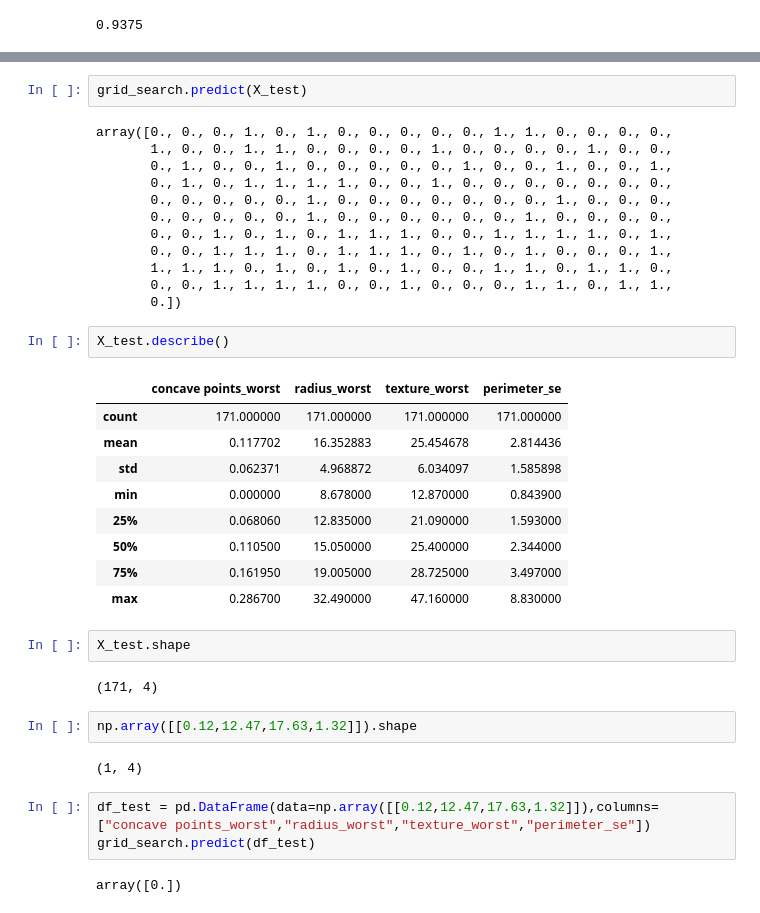
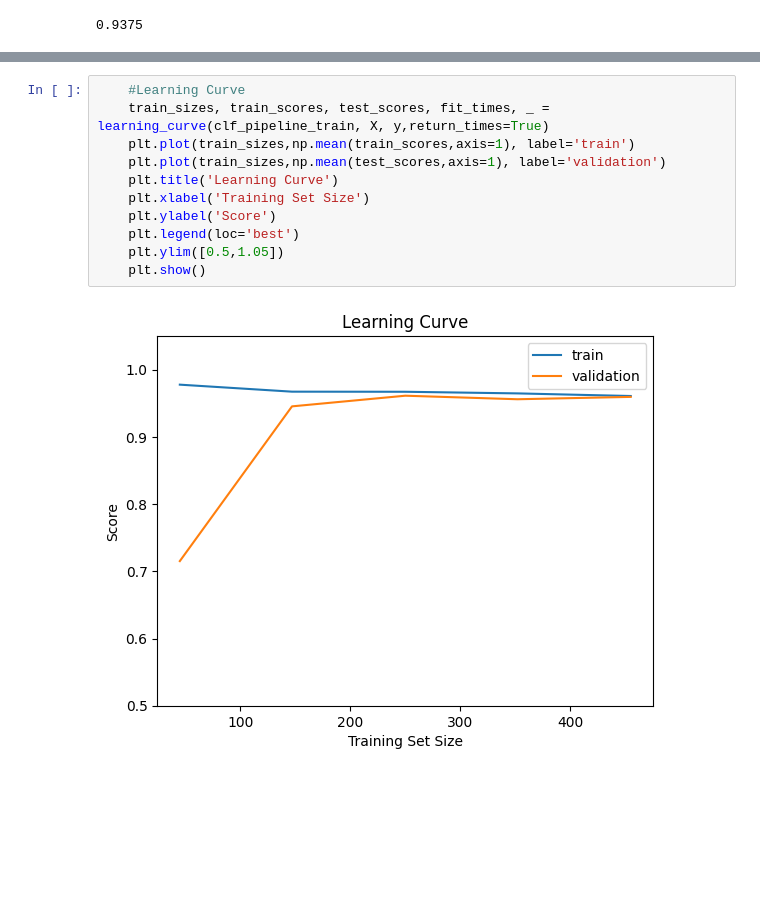
Before and after one commit to lauradesjacques/brest_cancer, a Jupyter notebook: notebooks/test_pipeline.ipynb, the cells around one changed output, grey strips where cells are left out. Saved outputs shown, nothing was run; the diff lists cells and outputs as text; blank space fills up the shorter version.

Commit message:
deploy_v1_test

```diff
--- a/notebooks/test_pipeline.ipynb
+++ b/notebooks/test_pipeline.ipynb
@@ -180,39 +165,13 @@ Name: diagnosis_M, Length: 171, dtype: float64
-# %%
-grid_search.predict(X_test)
-# %% [output]
-array([0., 0., 0., 1., 0., 1., 0., 0., 0., 0., 0., 1., 1., 0., 0., 0., 0.,
-       1., 0., 0., 1., 1., 0., 0., 0., 0., 1., 0., 0., 0., 0., 1., 0., 0.,
-       0., 1., 0., 0., 1., 0., 0., 0., 0., 0., 1., 0., 0., 1., 0., 0., 1.,
-       0., 1., 0., 1., 1., 1., 1., 0., 0., 1., 0., 0., 0., 0., 0., 0., 0.,
-       0., 0., 0., 0., 0., 1., 0., 0., 0., 0., 0., 0., 0., 1., 0., 0., 0.,
-       0., 0., 0., 0., 0., 1., 0., 0., 0., 0., 0., 0., 1., 0., 0., 0., 0.,
-       0., 0., 1., 0., 1., 0., 1., 1., 1., 0., 0., 1., 1., 1., 1., 0., 1.,
-       0., 0., 1., 1., 1., 0., 1., 1., 1., 0., 1., 0., 1., 0., 0., 0., 1.,
-       1., 1., 1., 0., 1., 0., 1., 0., 1., 0., 0., 1., 1., 0., 1., 1., 0.,
-       0., 0., 1., 1., 1., 1., 0., 0., 1., 0., 0., 0., 1., 1., 0., 1., 1.,
-       0.])
-# %%
-X_test.describe()
-# %% [output]
-|  | concave points_worst | radius_worst | texture_worst | perimeter_se |
-| count | 171.000000 | 171.000000 | 171.000000 | 171.000000 |
-| mean | 0.117702 | 16.352883 | 25.454678 | 2.814436 |
-| std | 0.062371 | 4.968872 | 6.034097 | 1.585898 |
-| min | 0.000000 | 8.678000 | 12.870000 | 0.843900 |
-| 25% | 0.068060 | 12.835000 | 21.090000 | 1.593000 |
-| 50% | 0.110500 | 15.050000 | 25.400000 | 2.344000 |
-| 75% | 0.161950 | 19.005000 | 28.725000 | 3.497000 |
-| max | 0.286700 | 32.490000 | 47.160000 | 8.830000 |
-# %%
-X_test.shape
-# %% [output]
-(171, 4)
-# %%
-np.array([[0.12,12.47,17.63,1.32]]).shape
-# %% [output]
-(1, 4)
-# %%
-df_test = pd.DataFrame(data=np.array([[0.12,12.47,17.63,1.32]]),columns=["concave points_worst","radius_worst","texture_worst","perimeter_se"])
-grid_search.predict(df_test)
-# %% [output]
-array([0.])
+# %%
+    #Learning Curve
+    train_sizes, train_scores, test_scores, fit_times, _ = learning_curve(clf_pipeline_train, X, y,return_times=True)
+    plt.plot(train_sizes,np.mean(train_scores,axis=1), label='train')
+    plt.plot(train_sizes,np.mean(test_scores,axis=1), label='validation')
+    plt.title('Learning Curve')
+    plt.xlabel('Training Set Size')
+    plt.ylabel('Score')
+    plt.legend(loc='best')
+    plt.ylim([0.5,1.05])
+    plt.show()
+# %% [output]
+[figure, added]
```
Also changed, not shown: parts of 4 cells of this notebook, 9 other files.
